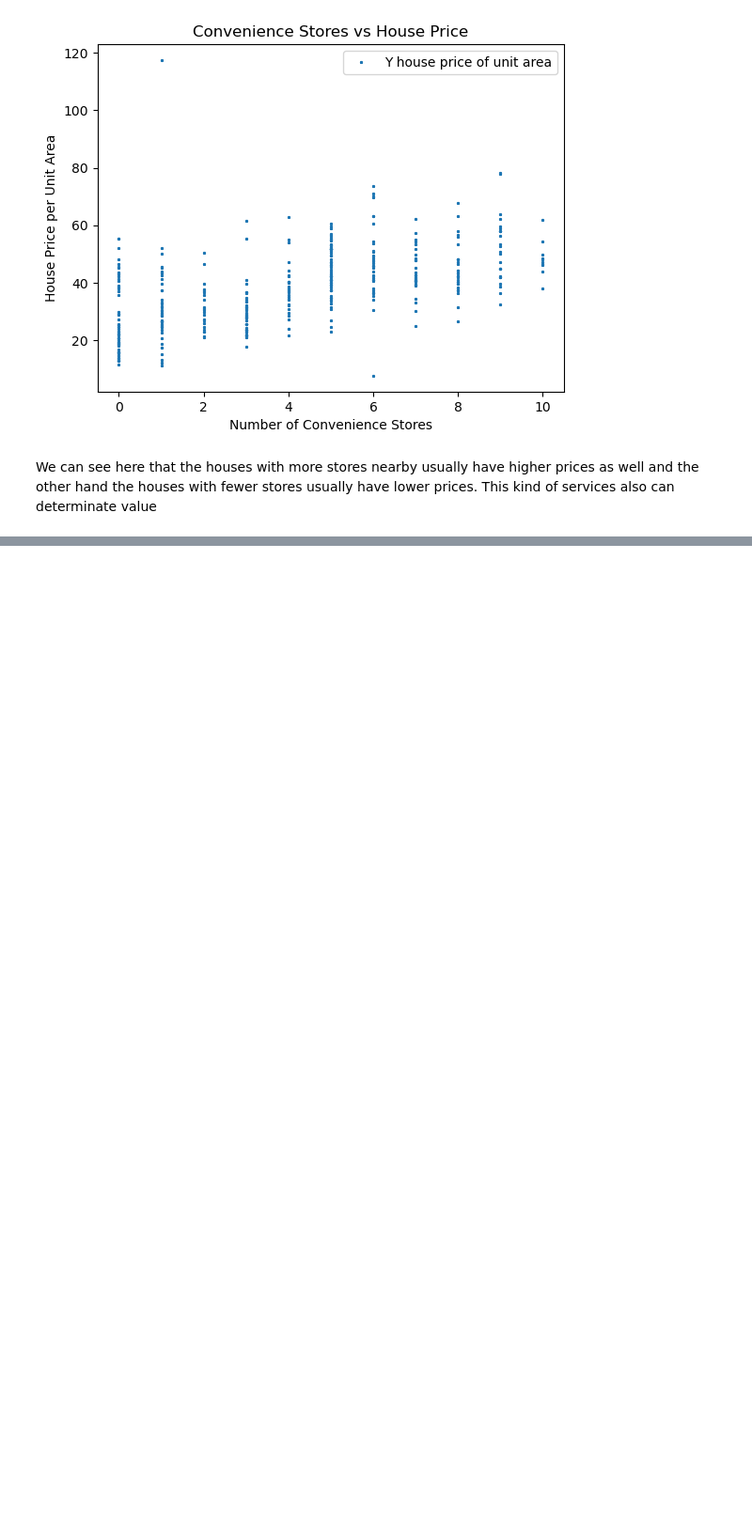
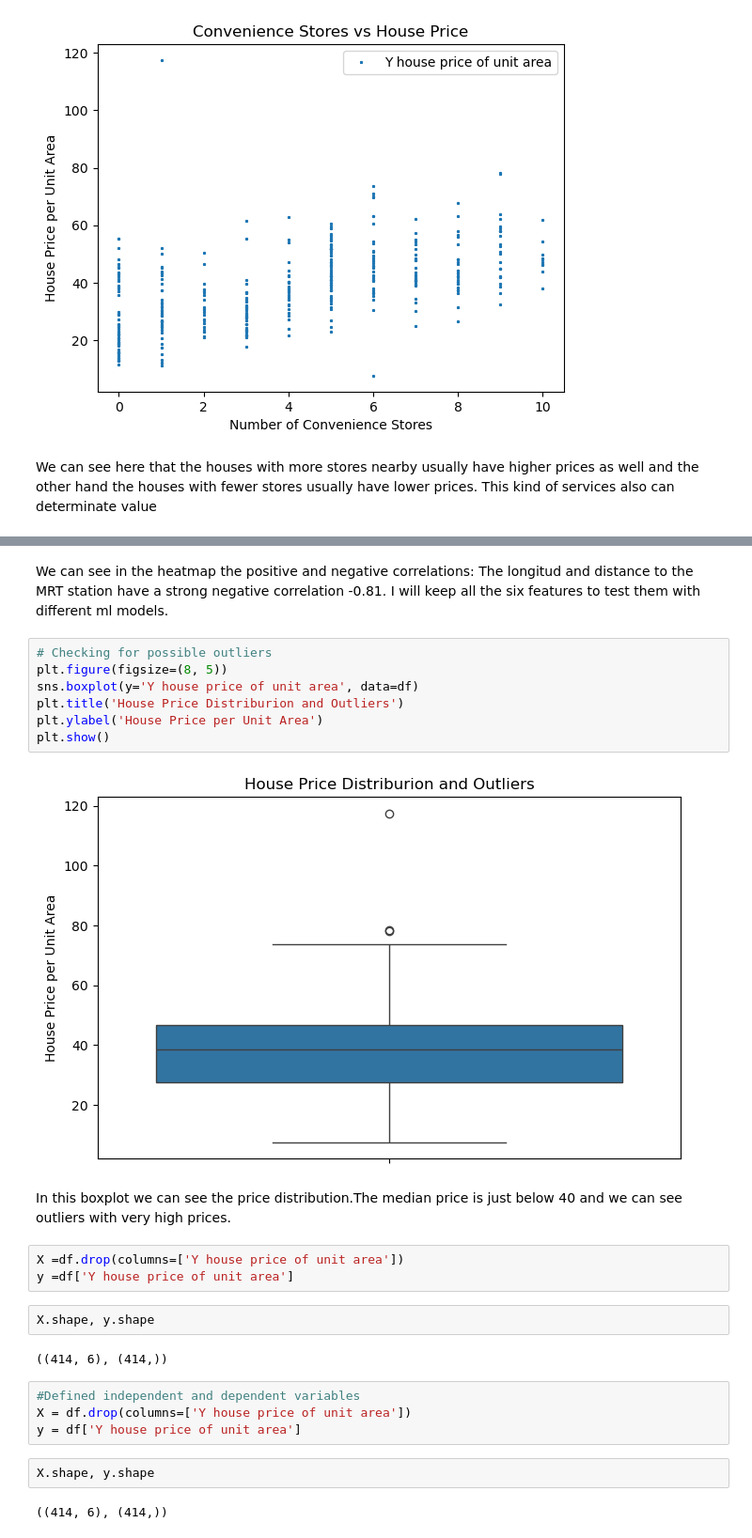
Before and after one commit to sba25073-bit/machinelearningCA1, a Jupyter notebook: ML_CA1.ipynb, the cells around one changed output, grey strips where cells are left out. Shown at 94% size. Saved outputs shown, nothing was run; the diff lists cells and outputs as text; blank space fills up the shorter version.

```diff
--- a/ML_CA1.ipynb
+++ b/ML_CA1.ipynb
@@ -164,3 +166,33 @@ plt.title('Correlation Matrix')
 plt.show()
 # %% [output]
 [figure]
+# %% [markdown]
+We can see in the heatmap the positive and negative correlations:
+The longitud and distance to the MRT station have a strong negative correlation -0.81.
+I will keep all the six features to test them with different ml models.
+# %%
+# Checking for possible outliers
+plt.figure(figsize=(8, 5))
+sns.boxplot(y='Y house price of unit area', data=df)
+plt.title('House Price Distriburion and Outliers')
+plt.ylabel('House Price per Unit Area')
+plt.show()
+# %% [output]
+[figure, added]
+# %% [markdown]
+In this boxplot we can see the price distribution.The median price is just below 40 and we can see outliers with very high prices.
+# %%
+X =df.drop(columns=['Y house price of unit area'])
+y =df['Y house price of unit area']
+# %%
+X.shape, y.shape
+# %% [output]
+((414, 6), (414,))
+# %%
+#Defined independent and dependent variables
+X = df.drop(columns=['Y house price of unit area'])
+y = df['Y house price of unit area']
+# %%
+X.shape, y.shape
+# %% [output]
+((414, 6), (414,))
```
Also changed, not shown: parts of 4 cells of this notebook.
